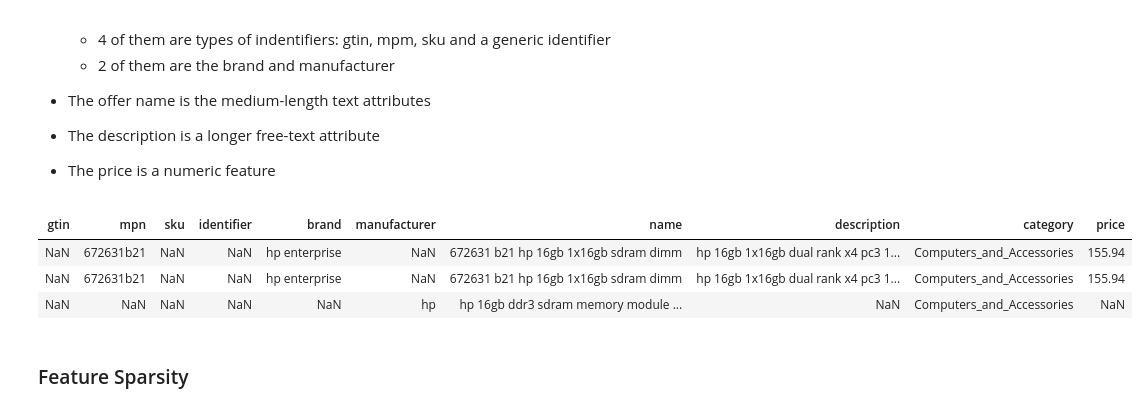
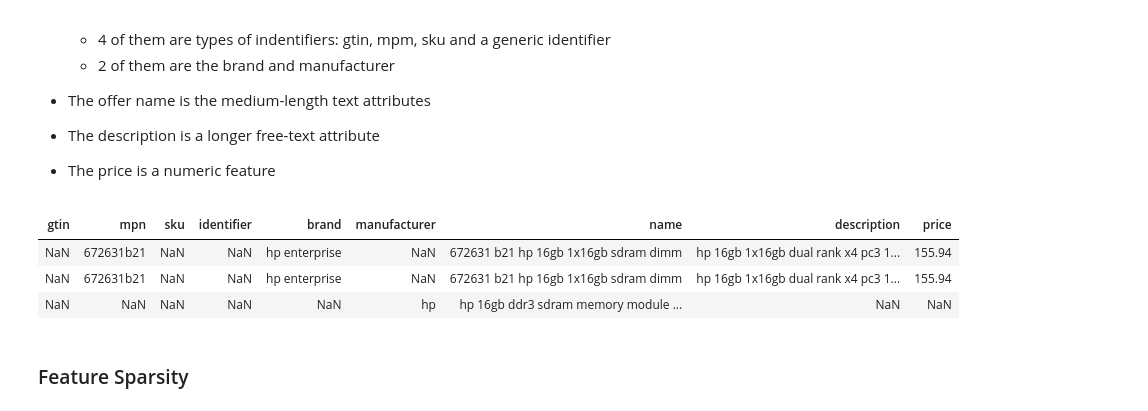
Before and after one commit to kylegilde/Entity-Matching-in-Online-Retail, a Jupyter notebook: Presentation.ipynb, the cells around one changed output. Saved outputs shown, nothing was run; the diff lists cells and outputs as text; code cells hidden in the pictures.

```diff
--- a/Presentation.ipynb
+++ b/Presentation.ipynb
@@ -112,18 +116,18 @@ Text(0.5, 1.0, 'Top Domains')
 # %%
 SHORT_TEXT_FEATURES = ['gtin', 'mpn', 'sku', 'identifier', 'brand', 'manufacturer']
 MEDIUM_LONG_TEXT_FEATURES = ['name', 'description']
-OTHER_FEATURES = ['category', 'price']
+OTHER_FEATURES = ['price']
 ALL_FEATURES = SHORT_TEXT_FEATURES + MEDIUM_LONG_TEXT_FEATURES + OTHER_FEATURES
 
 train_test_offer_features_only = train_test_offer_features[ALL_FEATURES]
 test_offer_features_only = train_test_offer_features.loc[train_test_offer_features.offer_id.isin(test_ids), ALL_FEATURES]
 
 display(HTML(train_test_offer_features_only.head(3).to_html(index=False)))
 # %% [output]
-| gtin | mpn | sku | identifier | brand | manufacturer | name | description | category | price |
-| NaN | 672631b21 | NaN | NaN | hp enterprise | NaN | 672631 b21 hp 16gb 1x16gb sdram dimm | hp 16gb 1x16gb dual rank x4 pc3 1... | Computers_and_Accessories | 155.94 |
-| NaN | 672631b21 | NaN | NaN | hp enterprise | NaN | 672631 b21 hp 16gb 1x16gb sdram dimm | hp 16gb 1x16gb dual rank x4 pc3 1... | Computers_and_Accessories | 155.94 |
-| NaN | NaN | NaN | NaN | NaN | hp | hp 16gb ddr3 sdram memory module ... | NaN | Computers_and_Accessories | NaN |
+| gtin | mpn | sku | identifier | brand | manufacturer | name | description | price |
+| NaN | 672631b21 | NaN | NaN | hp enterprise | NaN | 672631 b21 hp 16gb 1x16gb sdram dimm | hp 16gb 1x16gb dual rank x4 pc3 1... | 155.94 |
+| NaN | 672631b21 | NaN | NaN | hp enterprise | NaN | 672631 b21 hp 16gb 1x16gb sdram dimm | hp 16gb 1x16gb dual rank x4 pc3 1... | 155.94 |
+| NaN | NaN | NaN | NaN | NaN | hp | hp 16gb ddr3 sdram memory module ... | NaN | NaN |
 # %% [markdown]
 ### Feature Sparsity
 # %%
```
Also changed, not shown: parts of 15 cells of this notebook, 3 other files.
